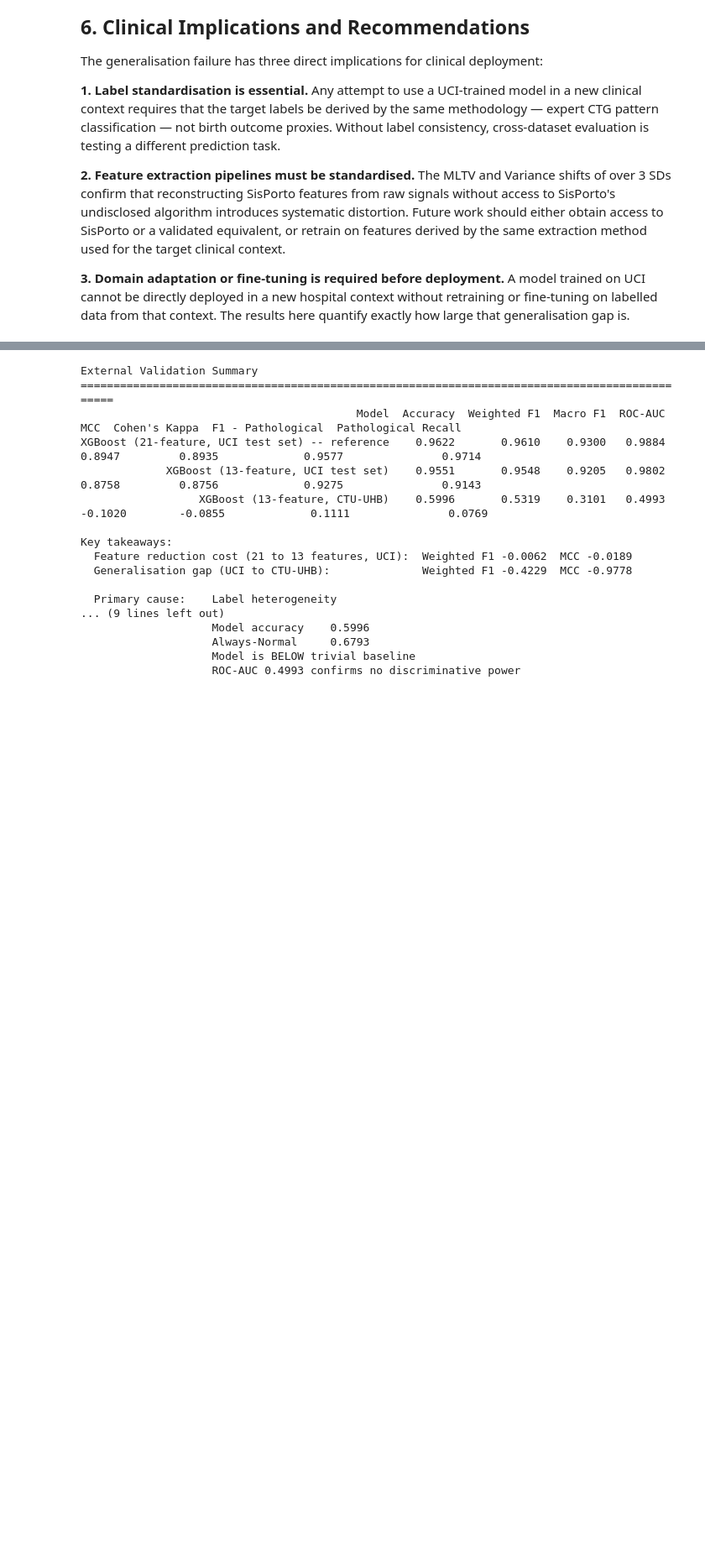
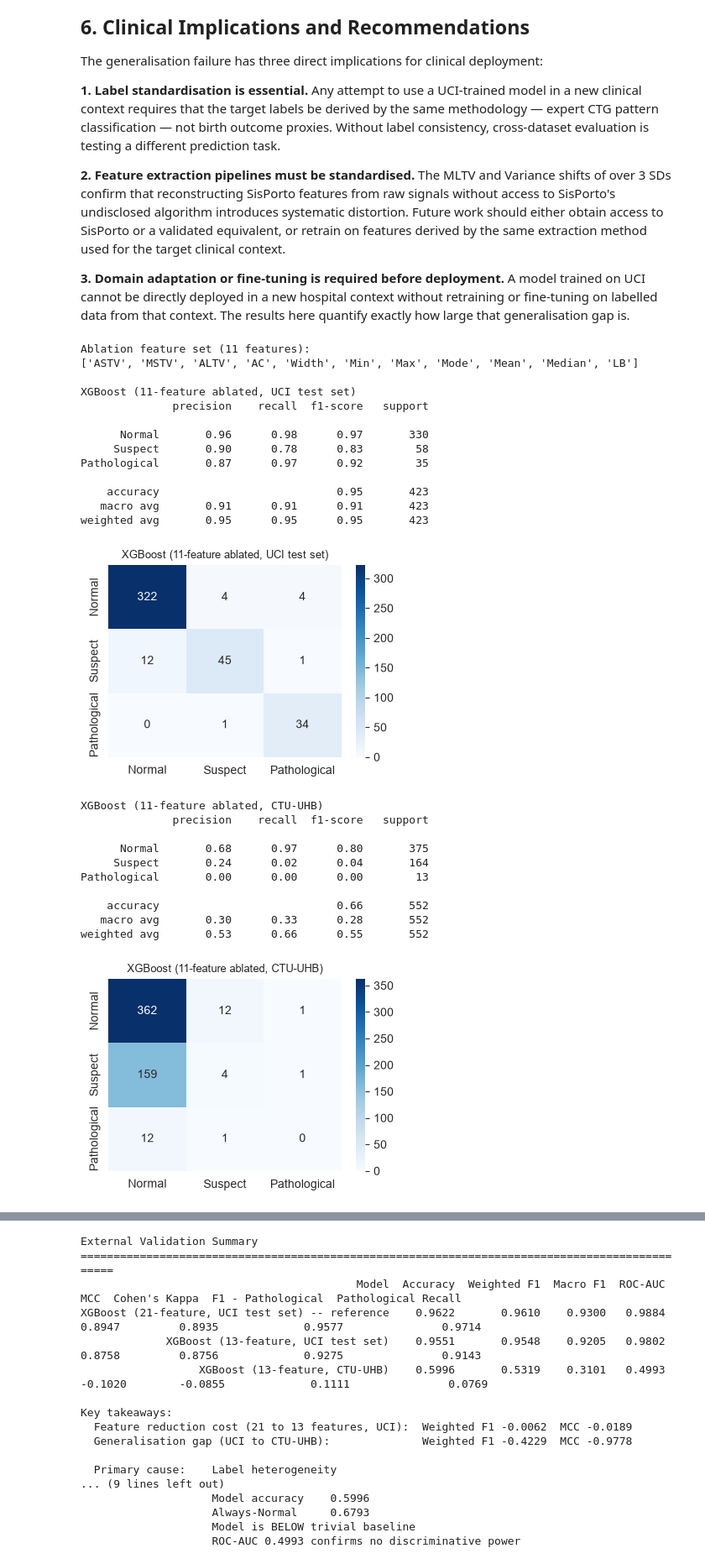
Before and after one commit to nikitakotadia/fetal-health-classification-group16, a Jupyter notebook: notebooks/07_ctu_external_validation.ipynb, the cells around one changed output, grey strips where cells are left out. Shown at 84% size. Saved outputs shown, nothing was run; the diff lists cells and outputs as text; code cells hidden in the pictures; blank space fills up the shorter version.

Commit message:
Add ablation test to notebook 07 — confirms label heterogeneity as dominant cause of CTU-UHB generalisation failure, not feature distortion

```diff
--- a/notebooks/07_ctu_external_validation.ipynb
+++ b/notebooks/07_ctu_external_validation.ipynb
@@ -109,7 +107,7 @@ y_train = pd.read_csv(f"{data_dir}/y_train_resampled.csv").squeeze()
 X_test_13 = pd.read_csv(f"{data_dir}/X_test_scaled.csv")[SHARED_FEATURES]
 y_test = pd.read_csv(f"{data_dir}/y_test.csv").squeeze()
 
-xgb_13 = XGBClassifier(eval_metric="mlogloss", random_state=42)
+xgb_13 = XGBClassifier(eval_metric="mlogloss", random_state=42, verbosity=0)
 xgb_13.fit(X_train_13, y_train - 1)
 
 result_uci_13 = evaluate_model("XGBoost (13-feature, UCI test set)", xgb_13, X_test_13, y_test)
@@ -432,3 +442,81 @@ clinical context.
 trained on UCI cannot be directly deployed in a new hospital context without
 retraining or fine-tuning on labelled data from that context. The results here
 quantify exactly how large that generalisation gap is.
+# %%
+# ── Ablation test: drop MLTV and Variance (the two >3 SD shifted features) ──
+ABLATION_FEATURES = [f for f in SHARED_FEATURES if f not in ["MLTV", "Variance"]]
+print(f"Ablation feature set ({len(ABLATION_FEATURES)} features):")
+print(ABLATION_FEATURES)
+
+# Retrain on UCI using the 11-feature ablated set
+X_train_ablated = pd.read_csv(f"{data_dir}/X_train_resampled.csv")[ABLATION_FEATURES]
+X_test_ablated_uci = pd.read_csv(f"{data_dir}/X_test_scaled.csv")[ABLATION_FEATURES]
+
+xgb_ablated = XGBClassifier(eval_metric="mlogloss", random_state=42, verbosity=0)
+xgb_ablated.fit(X_train_ablated, y_train - 1)
+
+result_uci_ablated = evaluate_model(
+    "XGBoost (11-feature ablated, UCI test set)",
+    xgb_ablated, X_test_ablated_uci, y_test
+)
+
+# Evaluate on CTU-UHB using the same 11 features
+X_ctu_ablated = X_ctu[ABLATION_FEATURES]
+result_ctu_ablated = evaluate_model(
+    "XGBoost (11-feature ablated, CTU-UHB)",
+    xgb_ablated, X_ctu_ablated, y_ctu
+)
+
+results_07.append(result_uci_ablated)
+results_07.append(result_ctu_ablated)
+
+print("\n" + "=" * 70)
+print("ABLATION TEST RESULT")
+print("=" * 70)
+print(f"\n13-feature CTU-UHB (with MLTV, Variance):")
+print(f"  ROC-AUC: {result_ctu['ROC-AUC']}   MCC: {result_ctu['MCC']}")
+print(f"\n11-feature CTU-UHB (MLTV, Variance dropped):")
+print(f"  ROC-AUC: {result_ctu_ablated['ROC-AUC']}   MCC: {result_ctu_ablated['MCC']}")
+
+roc_change = result_ctu_ablated['ROC-AUC'] - result_ctu['ROC-AUC']
+mcc_change = result_ctu_ablated['MCC'] - result_ctu['MCC']
+print(f"\nChange after dropping the two most-shifted features:")
+print(f"  ROC-AUC change: {roc_change:+.4f}")
+print(f"  MCC change:     {mcc_change:+.4f}")
+
+if result_ctu_ablated['ROC-AUC'] > 0.65 and result_ctu_ablated['MCC'] > 0.2:
+    print("\n→ Substantial recovery. Feature distortion (MLTV/Variance) is")
+    print("  the DOMINANT driver of generalisation failure.")
+elif roc_change > 0.05:
+    print("\n→ Partial recovery. Feature distortion is a MEANINGFUL")
+    print("  contributor but not the sole cause — label heterogeneity")
+    print("  remains a significant factor.")
+else:
+    print("\n→ No meaningful recovery. Label heterogeneity, not feature")
+    print("  distortion, is the DOMINANT driver of generalisation failure.")
+# %% [output]
+Ablation feature set (11 features):
+['ASTV', 'MSTV', 'ALTV', 'AC', 'Width', 'Min', 'Max', 'Mode', 'Mean', 'Median', 'LB']
+
+XGBoost (11-feature ablated, UCI test set)
+              precision    recall  f1-score   support
+
+      Normal       0.96      0.98      0.97       330
+     Suspect       0.90      0.78      0.83        58
+Pathological       0.87      0.97      0.92        35
+
+    accuracy                           0.95       423
+   macro avg       0.91      0.91      0.91       423
+weighted avg       0.95      0.95      0.95       423
+[figure, added]
+XGBoost (11-feature ablated, CTU-UHB)
+              precision    recall  f1-score   support
+
+      Normal       0.68      0.97      0.80       375
+     Suspect       0.24      0.02      0.04       164
+Pathological       0.00      0.00      0.00        13
+
+    accuracy                           0.66       552
+   macro avg       0.30      0.33      0.28       552
+weighted avg       0.53      0.66      0.55       552
+[figure, added]
```
Also changed, not shown: parts of 11 cells of this notebook, 2 other files.
